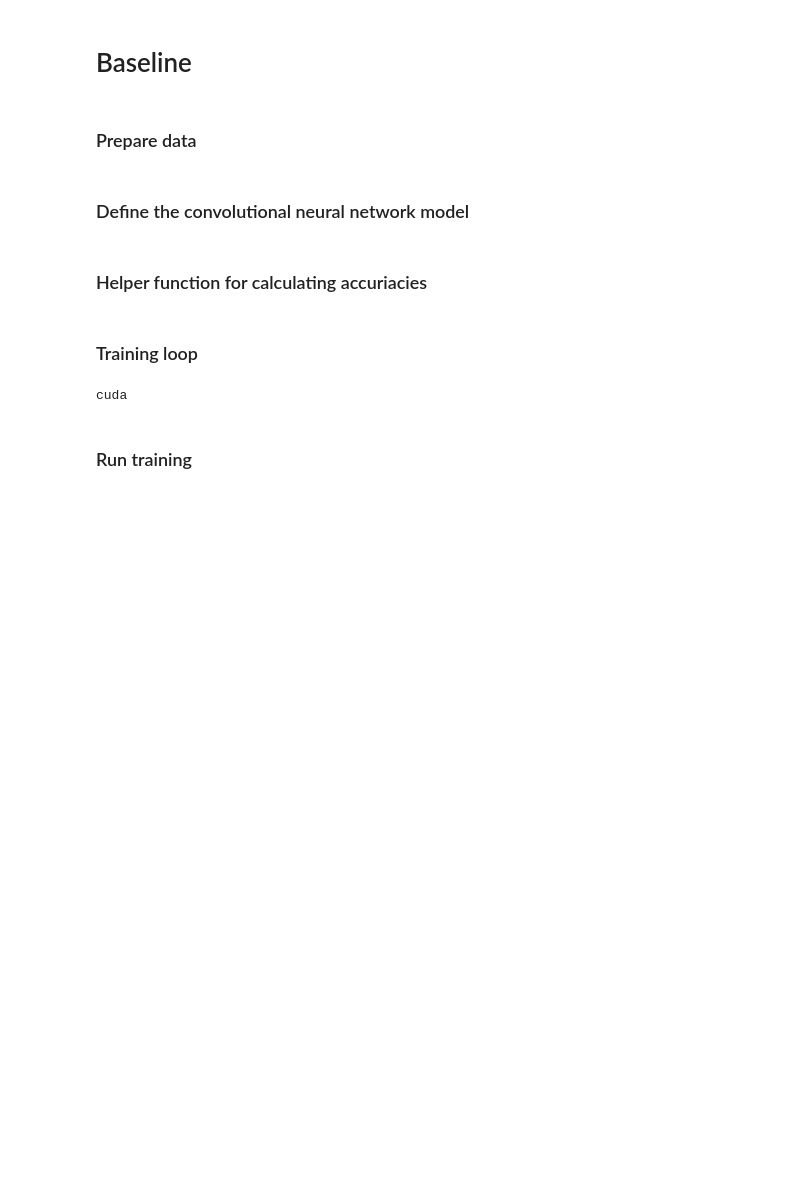
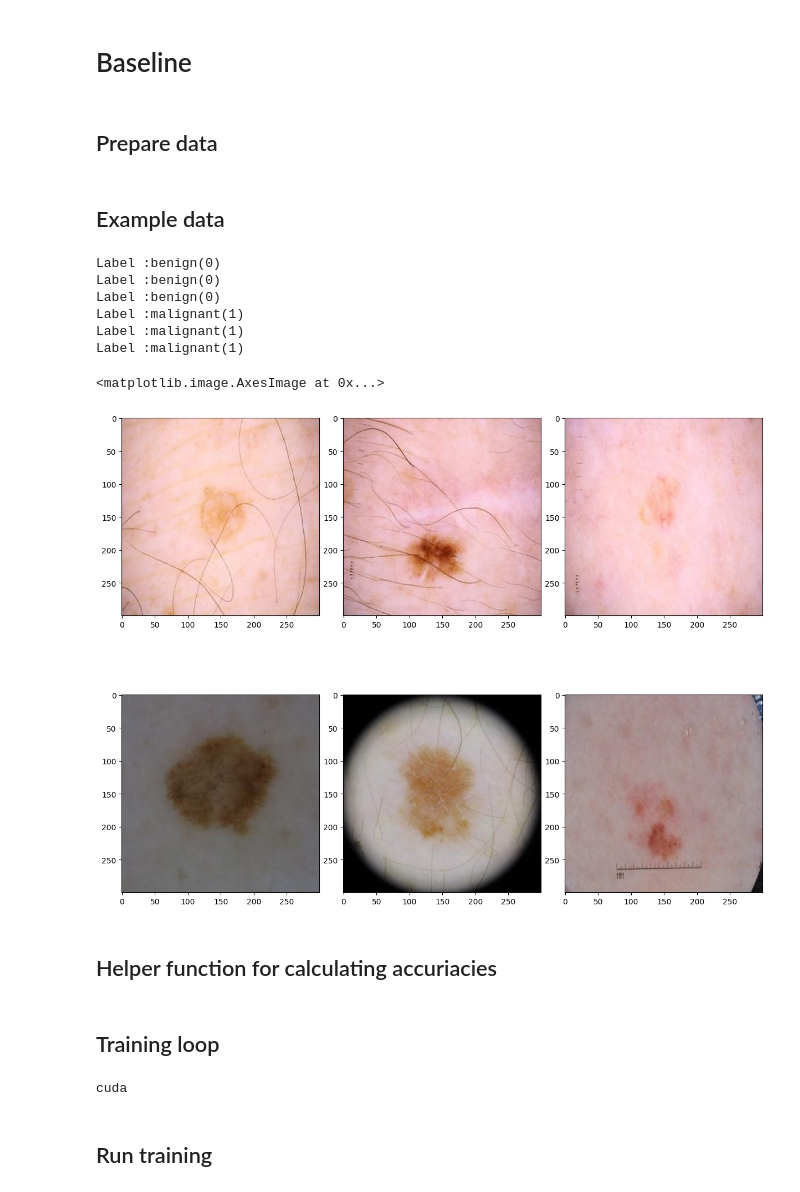
Before and after one commit to recelos/masters-thesis, a Jupyter notebook: baseline.ipynb, the cells around one changed output. Cells and saved outputs as stored; diff of their text form; code cells hidden in the pictures; blank space fills up the shorter version.

```diff
--- a/baseline.ipynb
+++ b/baseline.ipynb
@@ -1,7 +1,7 @@
 # %% [markdown]
 # Baseline
 # %% [markdown]
-### Prepare data
+## Prepare data
 # %%
 from torchvision.datasets import ImageFolder
 import torchvision.transforms as transforms
@@ -16,5 +16,3 @@ to_tensor = transforms.Compose([
 
 train_data = ImageFolder(root=TRAIN_PATH, transform = to_tensor)
 test_data = ImageFolder(root=TEST_PATH, transform = to_tensor)
-# %% [markdown]
-### Define the convolutional neural network model
@@ -54,4 +19,33 @@ class CNN(nn.Module):
+# %% [markdown]
+## Example data
+# %%
+import matplotlib.pyplot as plt
+
+from sklearn.decomposition import PCA
+
+data = ImageFolder(TRAIN_PATH, transform=transforms.ToTensor())
+def show_image(image, label):
+    print("Label :" + data.classes[label] + "(" + str(label) + ")")
+    return image.permute(1, 2, 0)
+
+fig, axs = plt.subplots(2, 3,figsize=(12,10))
+fig.tight_layout(pad=0)
+axs[0,0].imshow(show_image(*data[1]))
+axs[0,1].imshow(show_image(*data[2]))
+axs[0, 2].imshow(show_image(*data[3]))
+axs[1,0].imshow(show_image(*data[9000]))
+axs[1,1].imshow(show_image(*data[9001]))
+axs[1,2].imshow(show_image(*data[9002]))
+# %% [output]
+Label :benign(0)
+Label :benign(0)
+Label :benign(0)
+Label :malignant(1)
+Label :malignant(1)
+Label :malignant(1)
+<matplotlib.image.AxesImage at 0x...>
+[figure, added]
 # %% [markdown]
-### Helper function for calculating accuriacies
+## Helper function for calculating accuriacies
 # %%
 from torch import no_grad, max
@@ -71,5 +92,5 @@ def calculate_accuracy(loader, model, device):
 # %% [markdown]
-### Training loop
+## Training loop
 # %%
 import torch
 import numpy as np
@@ -123,6 +158,6 @@ def training_loop(model, training_data, num_of_epochs):
 # %% [output]
 cuda
 # %% [markdown]
-### Run training
+## Run training
 # %%
 from torchvision.models.alexnet import AlexNet
```
Also changed, not shown: parts of 14 cells of this notebook.
